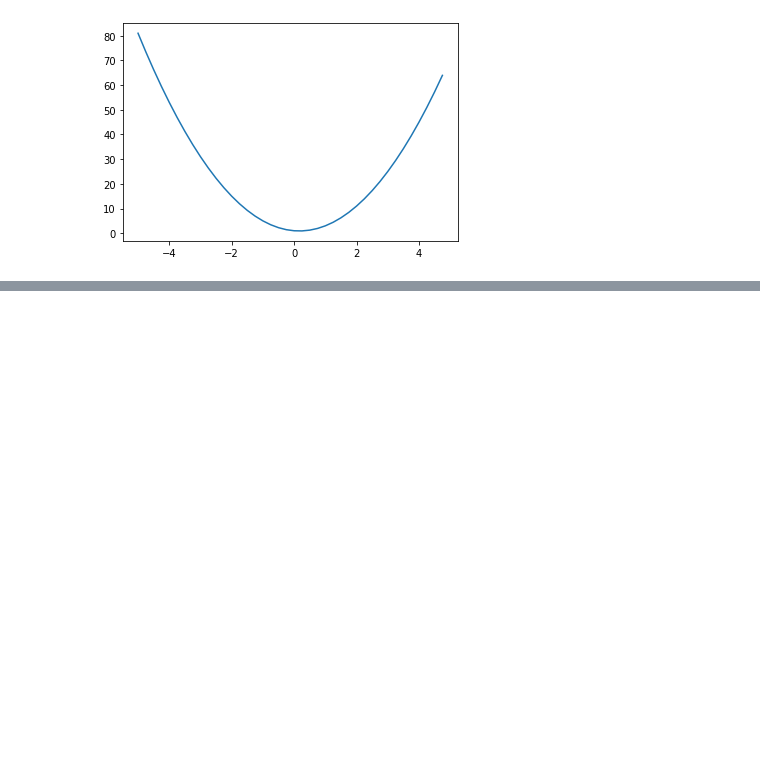
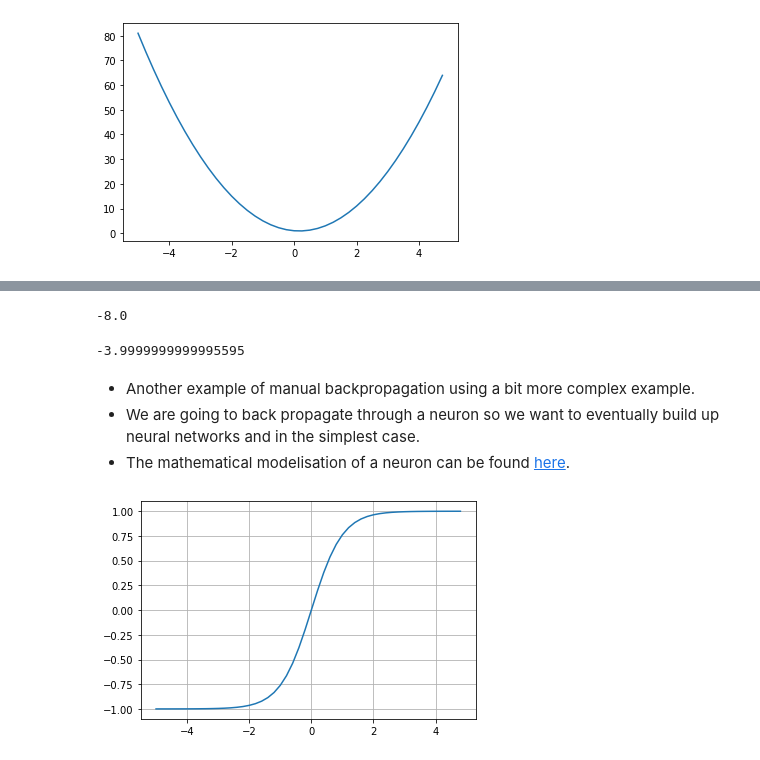
Before and after one commit to AnserY/IA_learning, a Jupyter notebook: building-micrograd/micrograd.ipynb, the cells around one changed output, grey strips where cells are left out. Saved outputs shown, nothing was run; the diff lists cells and outputs as text; code cells hidden in the pictures; blank space fills up the shorter version.

```diff
--- a/building-micrograd/micrograd.ipynb
+++ b/building-micrograd/micrograd.ipynb
@@ -20,0 +162,51 @@ h = 0.0001
+# %%
+a.data += 0.01 * a.grad
+b.data += 0.01 * b.grad
+c.data += 0.01 * c.grad
+f.data += 0.01 * f.grad
+
+e = a * b
+d = e + c
+L = d * f
+
+print(L.data)
+# %% [output]
+-8.0
+# %%
+def lol():
+
+  h = 0.001
+
+  a = Value(2.0, label='a')
+  b = Value(-3.0, label='b')
+  c = Value(10.0, label='c')
+  e = a*b; e.label = 'e'
+  d = e + c; d.label = 'd'
+  f = Value(-2.0, label='f')
+  L = d * f; L.label = 'L'
+  L1 = L.data
+
+  a = Value(2.0, label='a')
+  b = Value(-3.0, label='b')
+  b.data += h
+  c = Value(10.0, label='c')
+  e = a*b; e.label = 'e'
+  d = e + c; d.label = 'd'
+  f = Value(-2.0, label='f')
+  L = d * f; L.label = 'L'
+  L2 = L.data
+
+  print((L2 - L1)/h)
+
+lol()
+# %% [output]
+-3.9999999999995595
+# %% [markdown]
+- Another example of manual backpropagation using a bit more complex example.
+- We are going to back propagate through a neuron so we want to eventually build up neural networks
+  and in the simplest case.
+- The mathematical modelisation of a neuron can be found [here](https://www.researchgate.net/publication/336675545_Ensemble_Methods_for_Pedestrian_Detection_in_Dense_Crowds/figures?lo=1).
+# %%
+plt.plot(np.arange(-5,5,0.2), np.tanh(np.arange(-5,5,0.2))); plt.grid();
+# %% [output]
+[figure, added]
```
Also changed, not shown: parts of 8 cells of this notebook, 2 other files.
